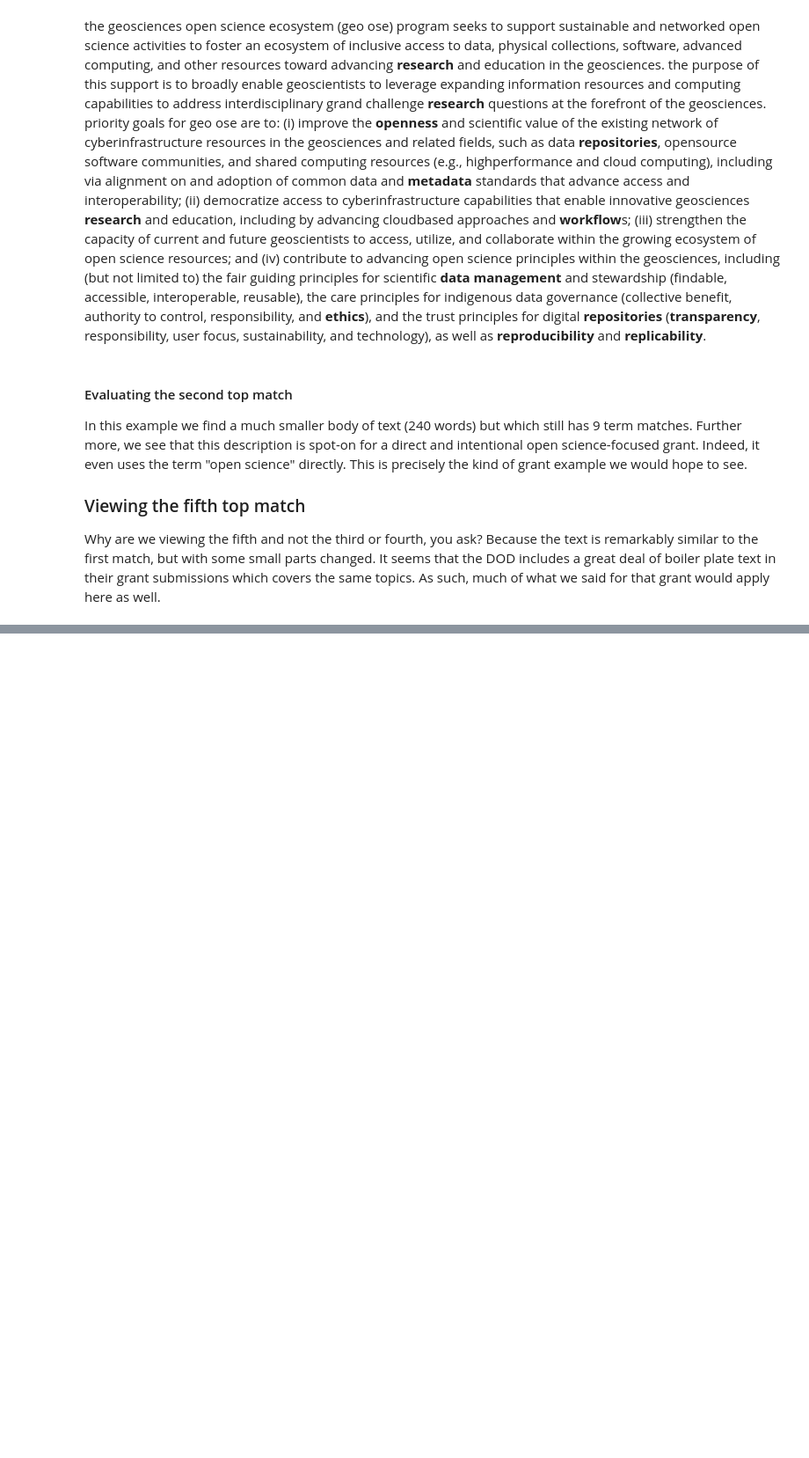
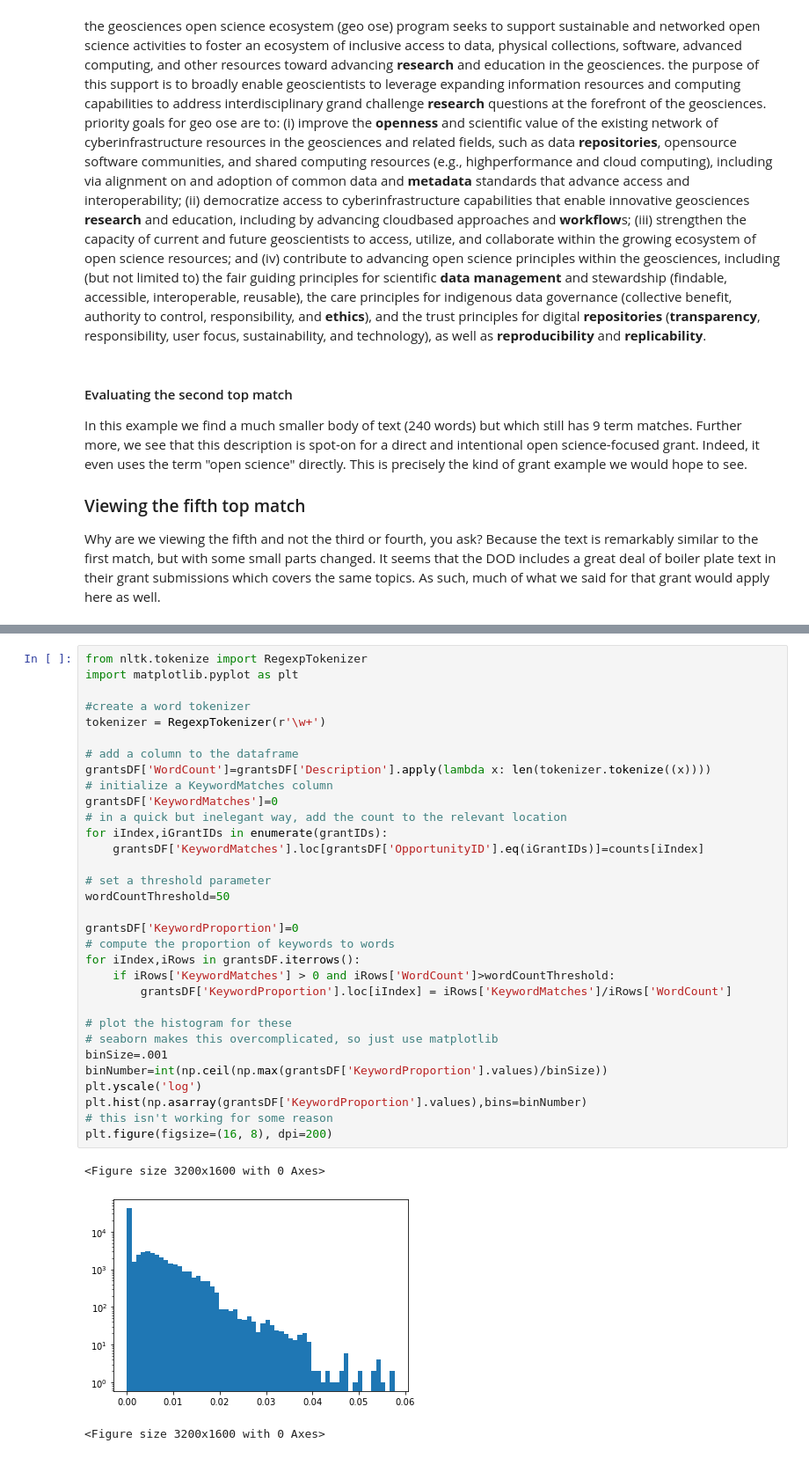
Before and after one commit to DanNBullock/USG_grants_crawl, a Jupyter notebook: notebooks/GrantsDotGov_SanityCheck.ipynb, the cells around one changed output, grey strips where cells are left out. Shown: that part at 88% size. Saved outputs shown, nothing was run; the diff lists cells and outputs as text; blank space fills up the shorter version.

```diff
--- a/notebooks/GrantsDotGov_SanityCheck.ipynb
+++ b/notebooks/GrantsDotGov_SanityCheck.ipynb
@@ -181,0 +198,36 @@ Here we see an example of a program directly soliciting technical capacties and
+# %%
+from nltk.tokenize import RegexpTokenizer
+import matplotlib.pyplot as plt
+
+#create a word tokenizer
+tokenizer = RegexpTokenizer(r'\w+')
+
+# add a column to the dataframe
+grantsDF['WordCount']=grantsDF['Description'].apply(lambda x: len(tokenizer.tokenize((x))))
+# initialize a KeywordMatches column
+grantsDF['KeywordMatches']=0
+# in a quick but inelegant way, add the count to the relevant location
+for iIndex,iGrantIDs in enumerate(grantIDs):
+    grantsDF['KeywordMatches'].loc[grantsDF['OpportunityID'].eq(iGrantIDs)]=counts[iIndex]
+
+# set a threshold parameter
+wordCountThreshold=50
+
+grantsDF['KeywordProportion']=0
+# compute the proportion of keywords to words
+for iIndex,iRows in grantsDF.iterrows():
+    if iRows['KeywordMatches'] > 0 and iRows['WordCount']>wordCountThreshold:
+        grantsDF['KeywordProportion'].loc[iIndex] = iRows['KeywordMatches']/iRows['WordCount']
+
+# plot the histogram for these
+# seaborn makes this overcomplicated, so just use matplotlib
+binSize=.001
+binNumber=int(np.ceil(np.max(grantsDF['KeywordProportion'].values)/binSize))
+plt.yscale('log')
+plt.hist(np.asarray(grantsDF['KeywordProportion'].values),bins=binNumber)
+# this isn't working for some reason
+plt.figure(figsize=(16, 8), dpi=200)
+# %% [output]
+<Figure size 3200x1600 with 0 Axes>
+[figure, added]
+<Figure size 3200x1600 with 0 Axes>
```
Also changed, not shown: parts of 10 cells of this notebook, 6 other files.
